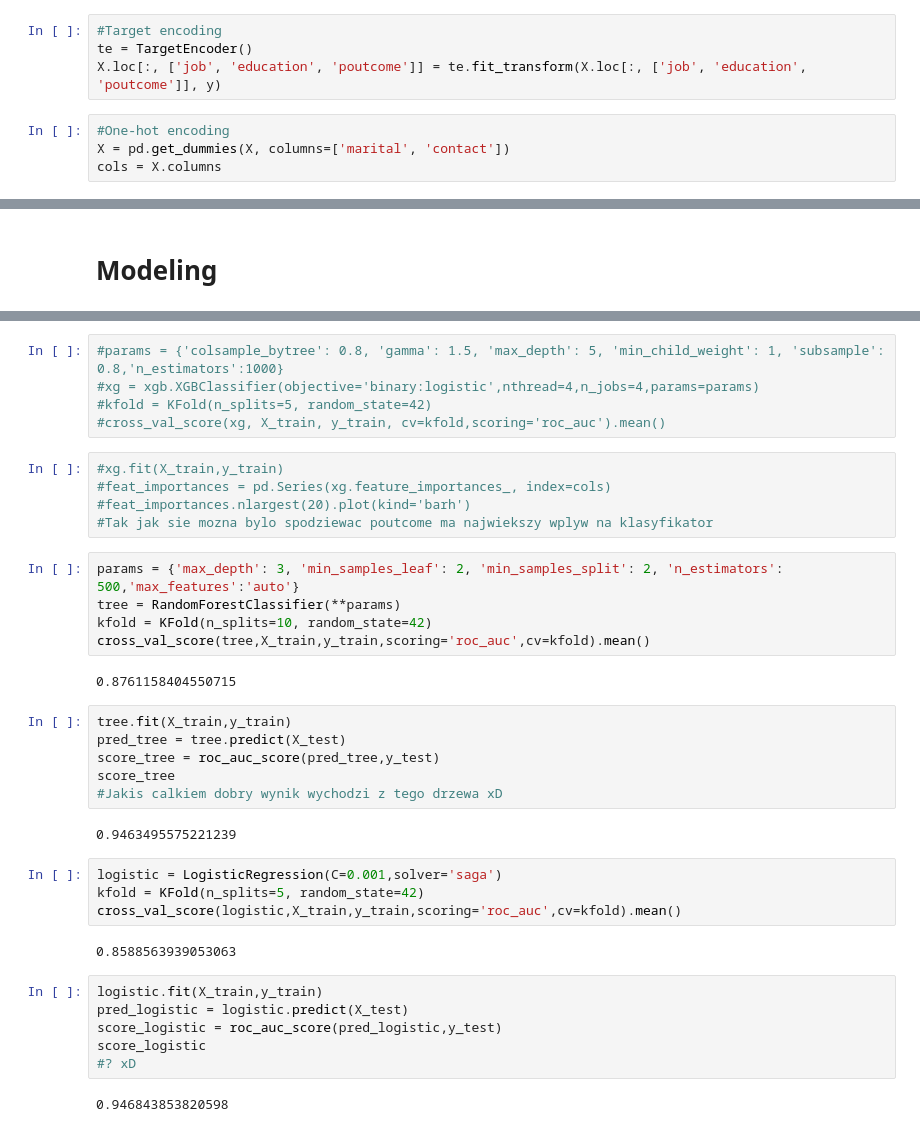
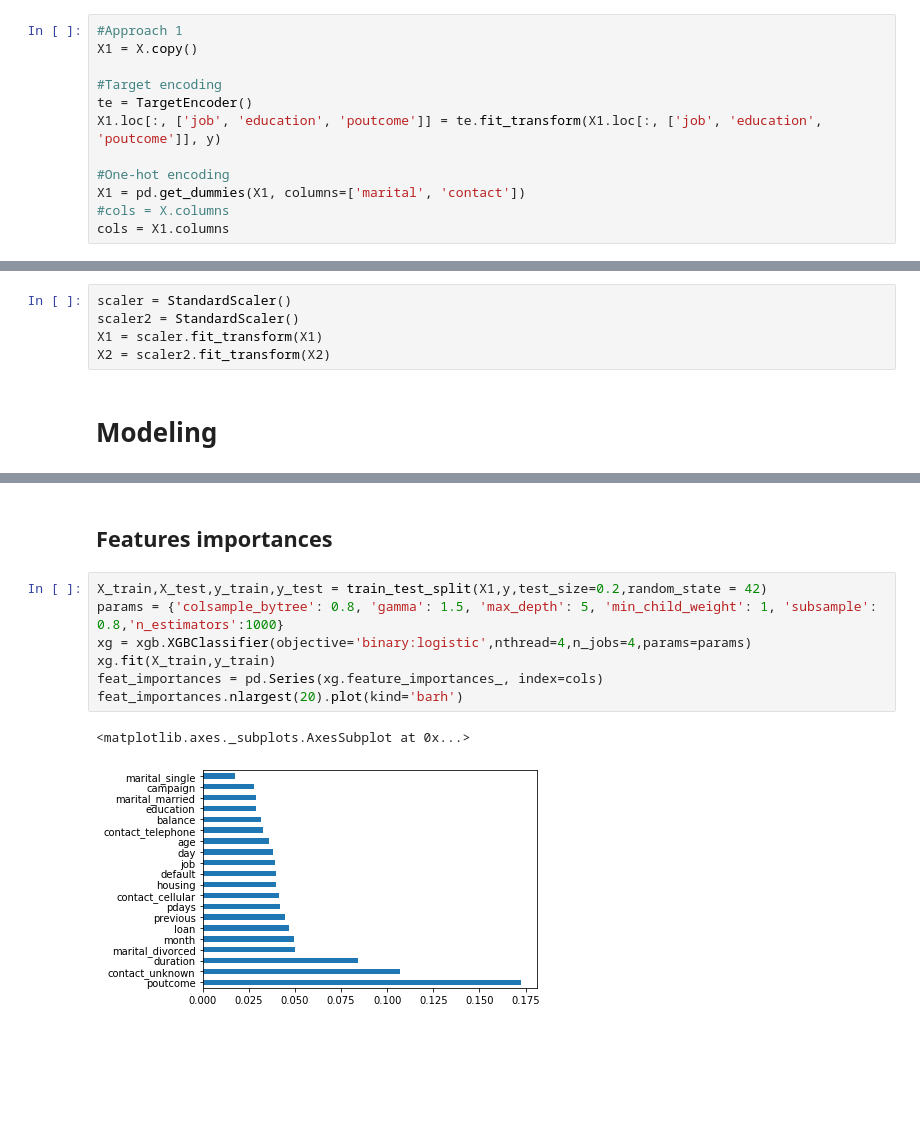
Before and after one commit to okcze/WUM-project-1, a Jupyter notebook: features_engr.ipynb, the cells around one changed output, grey strips where cells are left out. Saved outputs shown, nothing was run; the diff lists cells and outputs as text; blank space fills up the shorter version.

```diff
--- a/features_engr.ipynb
+++ b/features_engr.ipynb
@@ -129,8 +130,12 @@ Expecting target encoding to reflect the relationship of variables with target v
 # %%
+#Approach 1
+X1 = X.copy()
+
 #Target encoding
 te = TargetEncoder()
-X.loc[:, ['job', 'education', 'poutcome']] = te.fit_transform(X.loc[:, ['job', 'education', 'poutcome']], y)
+X1.loc[:, ['job', 'education', 'poutcome']] = te.fit_transform(X1.loc[:, ['job', 'education', 'poutcome']], y)
+
+#One-hot encoding
+X1 = pd.get_dummies(X1, columns=['marital', 'contact'])
+#cols = X.columns
+cols = X1.columns
-# %%
-#One-hot encoding
-X = pd.get_dummies(X, columns=['marital', 'contact'])
-cols = X.columns
@@ -162,4 +150,9 @@ X = scaler.fit_transform(X)
 # %% [markdown]
 Scaling the data just for sake we might use alghoritm that require standarized input.
+# %%
+scaler = StandardScaler()
+scaler2 = StandardScaler()
+X1 = scaler.fit_transform(X1)
+X2 = scaler2.fit_transform(X2)
 # %% [markdown]
 # Modeling
@@ -168,39 +320,12 @@ X_train,X_test,y_train,y_test = train_test_split(X,y,test_size=0.2,random_state
+# %% [markdown]
+## Features importances
 # %%
-#params = {'colsample_bytree': 0.8, 'gamma': 1.5, 'max_depth': 5, 'min_child_weight': 1, 'subsample': 0.8,'n_estimators':1000}
-#xg = xgb.XGBClassifier(objective='binary:logistic',nthread=4,n_jobs=4,params=params)
-#kfold = KFold(n_splits=5, random_state=42)
-#cross_val_score(xg, X_train, y_train, cv=kfold,scoring='roc_auc').mean()
+X_train,X_test,y_train,y_test = train_test_split(X1,y,test_size=0.2,random_state = 42)
+params = {'colsample_bytree': 0.8, 'gamma': 1.5, 'max_depth': 5, 'min_child_weight': 1, 'subsample': 0.8,'n_estimators':1000}
+xg = xgb.XGBClassifier(objective='binary:logistic',nthread=4,n_jobs=4,params=params)
+xg.fit(X_train,y_train)
+feat_importances = pd.Series(xg.feature_importances_, index=cols)
+feat_importances.nlargest(20).plot(kind='barh')
+# %% [output]
+<matplotlib.axes._subplots.AxesSubplot at 0x...>
+[figure, added]
-# %%
-#xg.fit(X_train,y_train)
-#feat_importances = pd.Series(xg.feature_importances_, index=cols)
-#feat_importances.nlargest(20).plot(kind='barh')
-#Tak jak sie mozna bylo spodziewac poutcome ma najwiekszy wplyw na klasyfikator
-# %%
-params = {'max_depth': 3, 'min_samples_leaf': 2, 'min_samples_split': 2, 'n_estimators': 500,'max_features':'auto'}
-tree = RandomForestClassifier(**params)
-kfold = KFold(n_splits=10, random_state=42)
-cross_val_score(tree,X_train,y_train,scoring='roc_auc',cv=kfold).mean()
-# %% [output]
-0.8761158404550715
-# %%
-tree.fit(X_train,y_train)
-pred_tree = tree.predict(X_test)
-score_tree = roc_auc_score(pred_tree,y_test)
-score_tree
-#Jakis calkiem dobry wynik wychodzi z tego drzewa xD
-# %% [output]
-0.9463495575221239
-# %%
-logistic = LogisticRegression(C=0.001,solver='saga')
-kfold = KFold(n_splits=5, random_state=42)
-cross_val_score(logistic,X_train,y_train,scoring='roc_auc',cv=kfold).mean()
-# %% [output]
-0.8588563939053063
-# %%
-logistic.fit(X_train,y_train)
-pred_logistic = logistic.predict(X_test)
-score_logistic = roc_auc_score(pred_logistic,y_test)
-score_logistic
-#? xD
-# %% [output]
-0.946843853820598
```
Also changed, not shown: parts of 19 cells of this notebook.
